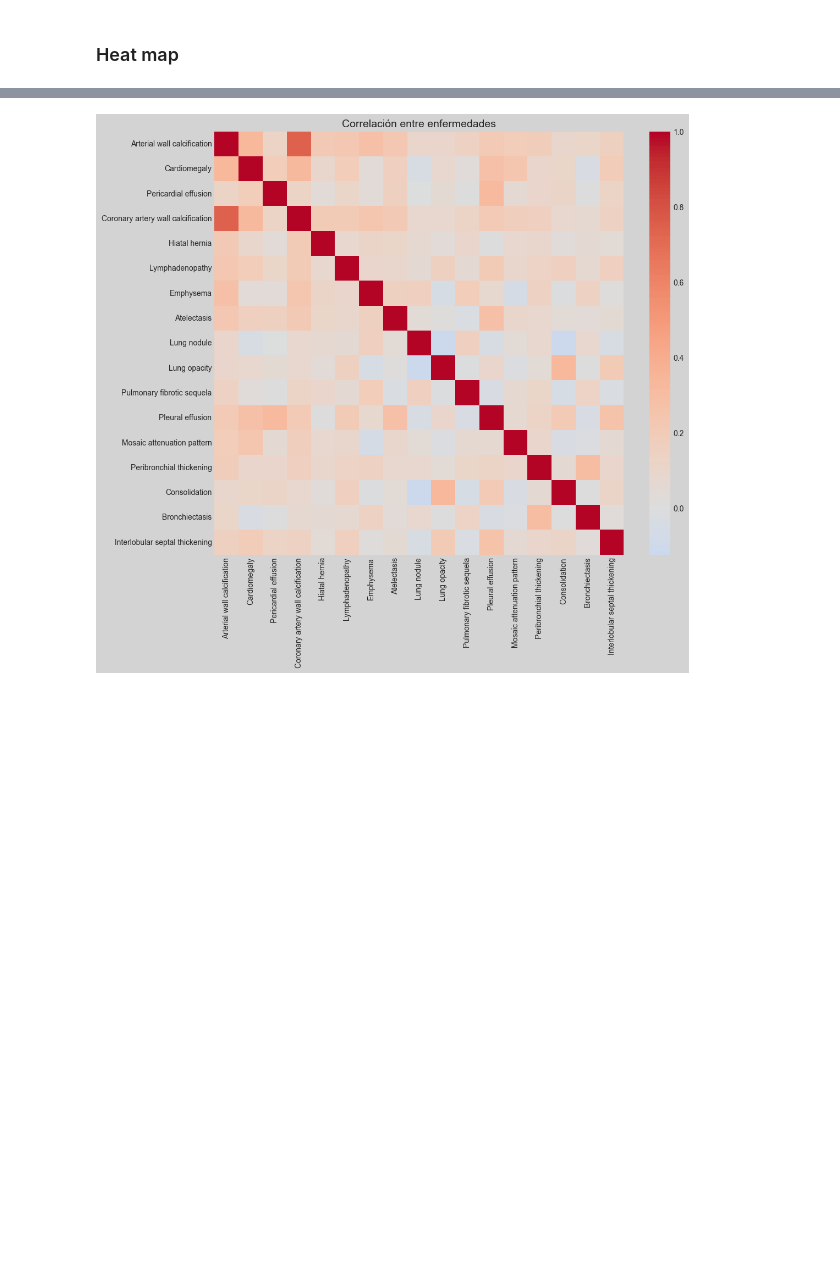
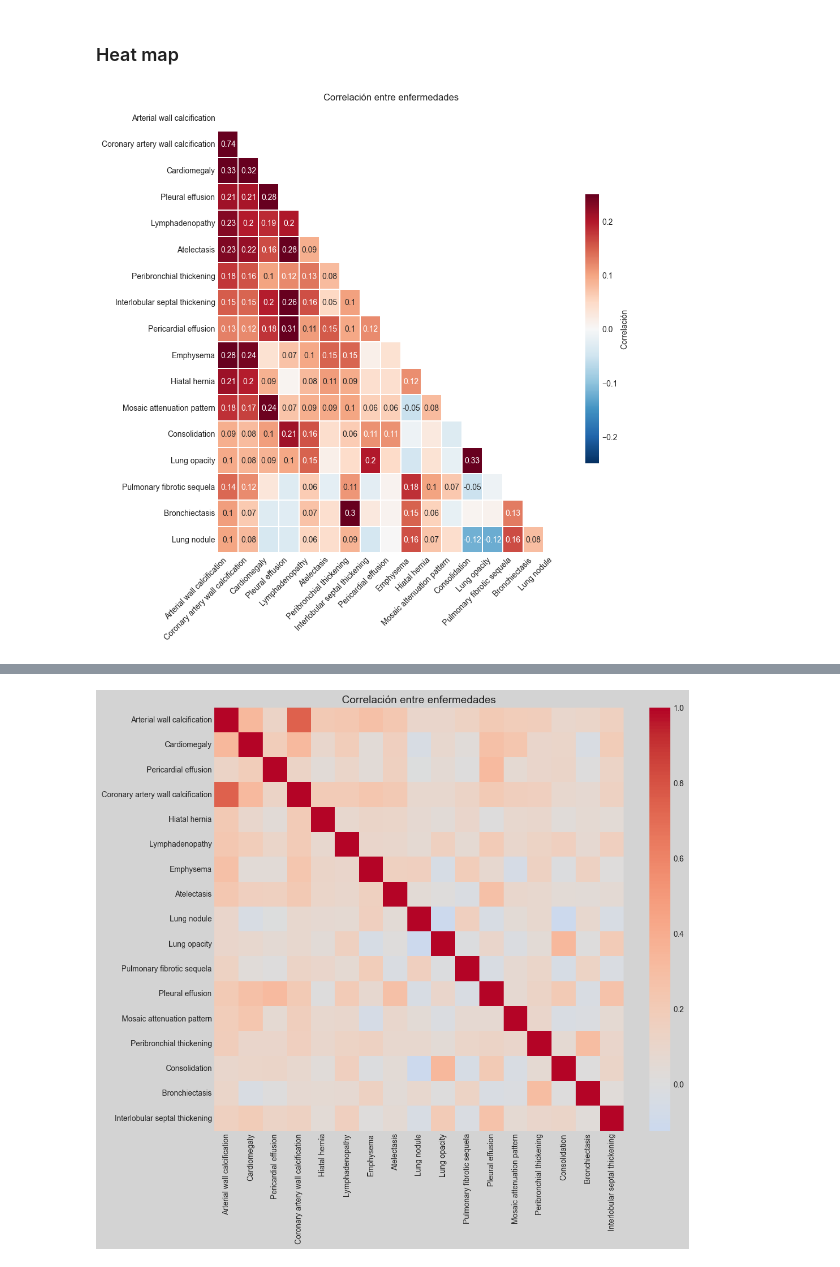
Before and after one commit to JeroHoyos/Reto-VLM3D-UNALMED, a Jupyter notebook: notebooks/enfermedades.ipynb, the cells around one changed output, grey strips where cells are left out. Drawn from its saved outputs; the diff is of its cells as text; code cells hidden in the pictures; blank space fills up the shorter version.

```diff
--- a/notebooks/enfermedades.ipynb
+++ b/notebooks/enfermedades.ipynb
@@ -117,2 +113,33 @@ plt.show()
 # %% [markdown]
 ### Heat map
+# %%
+corr = df[disease_cols].corr()
+vals, vecs = np.linalg.eigh(corr)
+pc1 = vecs[:, vals.argmax()]
+order = np.argsort(pc1)
+corr_o = corr.iloc[order, order]
+
+mask = np.triu(np.ones_like(corr_o, dtype=bool))
+
+ann = corr_o.round(2).astype(str)
+ann[np.abs(corr_o.values) < 0.05] = ""
+
+plt.figure(figsize=(10,10))
+sns.heatmap(
+    corr_o,
+    mask=mask,
+    cmap="RdBu_r",
+    center=0,
+    vmin=-0.25, vmax=0.25,
+    linewidths=.3,
+    annot=ann,
+    fmt="",
+    cbar_kws={"shrink":0.6, "label":"Correlación"}
+)
+plt.title("Correlación entre enfermedades")
+plt.xticks(rotation=45, ha="right")
+plt.yticks(rotation=0)
+plt.tight_layout()
+plt.show()
+# %% [output]
+[figure, added]
```
Also changed, not shown: parts of 12 cells of this notebook.
